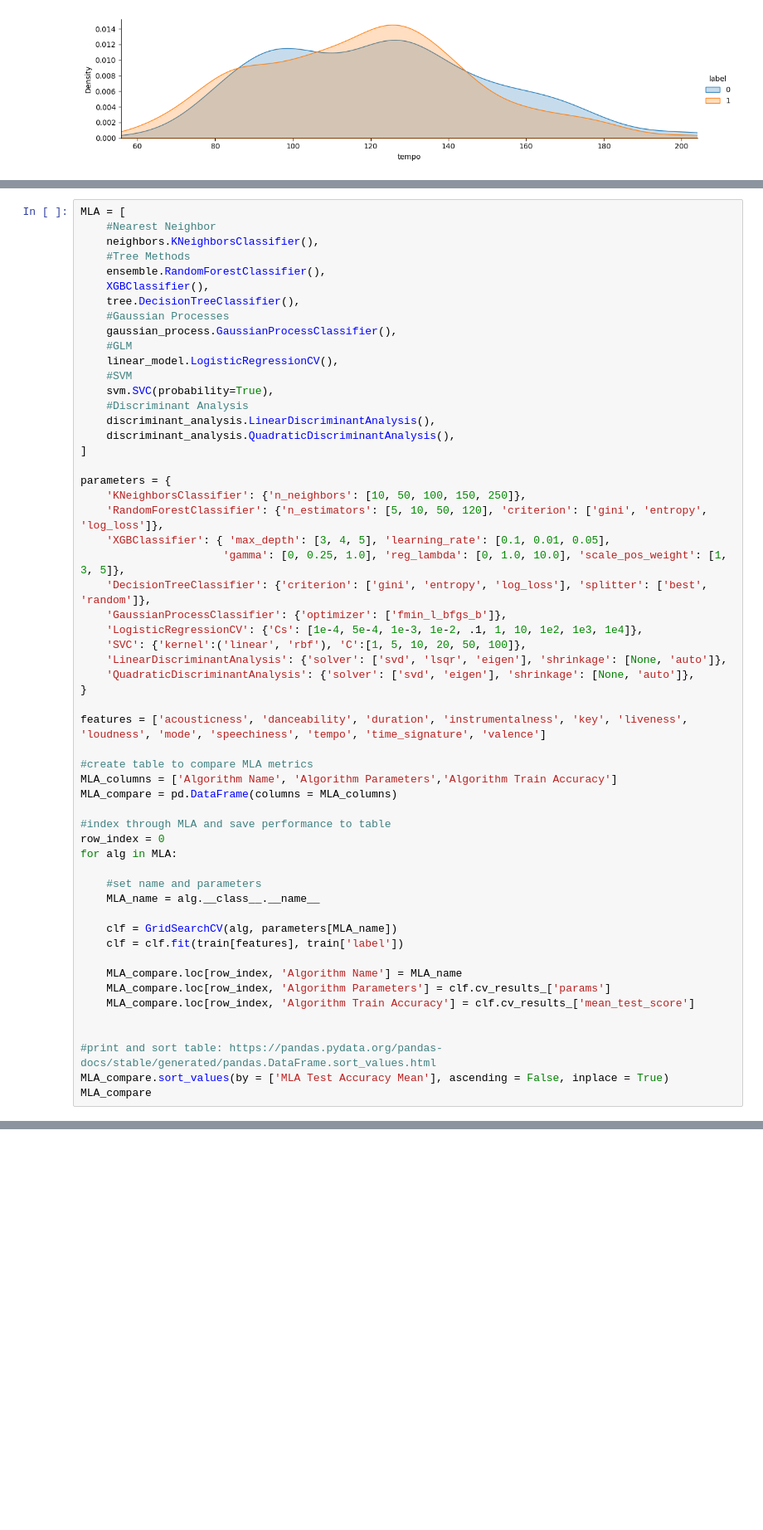
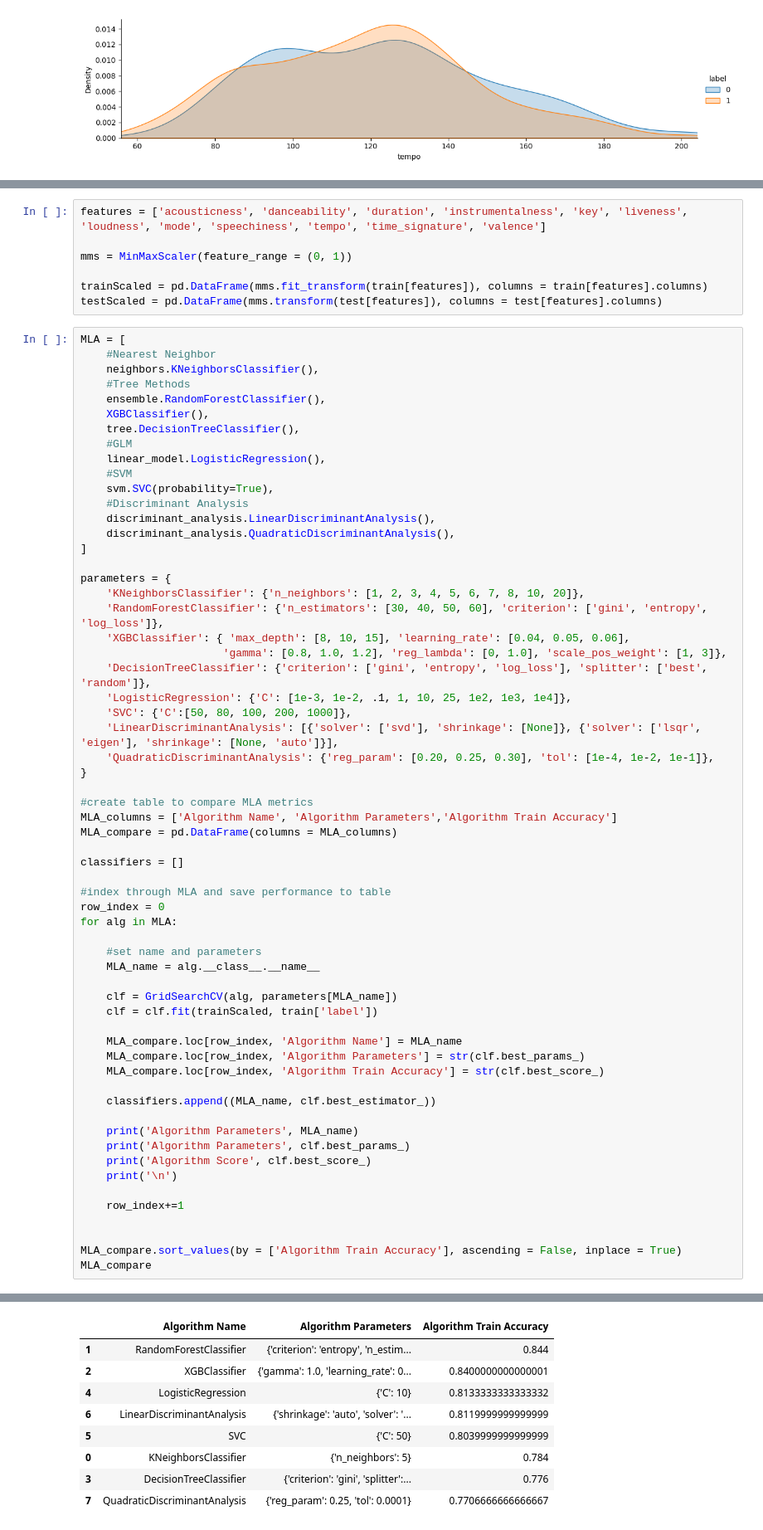
Before and after one commit to srkatsaras/FRTN65---Code-and-Notebooks, a Jupyter notebook: lab_song_classification.ipynb, the cells around one changed output, grey strips where cells are left out. Shown at 83% size. Drawn from its saved outputs; the diff is of its cells as text; blank space fills up the shorter version.

```diff
--- a/lab_song_classification.ipynb
+++ b/lab_song_classification.ipynb
@@ -256,6 +258,13 @@ def correlation_heatmap(df):
 correlation_heatmap(train)
 # %% [output]
 [figure]
+# %%
+features = ['acousticness', 'danceability', 'duration', 'instrumentalness', 'key', 'liveness', 'loudness', 'mode', 'speechiness', 'tempo', 'time_signature', 'valence']
+
+mms = MinMaxScaler(feature_range = (0, 1))
+
+trainScaled = pd.DataFrame(mms.fit_transform(train[features]), columns = train[features].columns)
+testScaled = pd.DataFrame(mms.transform(test[features]), columns = test[features].columns)
 # %%
 MLA = [
     #Nearest Neighbor
@@ -264,10 +273,8 @@ MLA = [
     ensemble.RandomForestClassifier(),
     XGBClassifier(),
     tree.DecisionTreeClassifier(),
-    #Gaussian Processes
-    gaussian_process.GaussianProcessClassifier(),
     #GLM
-    linear_model.LogisticRegressionCV(),
+    linear_model.LogisticRegression(),
     #SVM
     svm.SVC(probability=True),
     #Discriminant Analysis
@@ -276,23 +283,22 @@ MLA = [
 ]
 
 parameters = {
-    'KNeighborsClassifier': {'n_neighbors': [10, 50, 100, 150, 250]},
-    'RandomForestClassifier': {'n_estimators': [5, 10, 50, 120], 'criterion': ['gini', 'entropy', 'log_loss']},
-    'XGBClassifier': { 'max_depth': [3, 4, 5], 'learning_rate': [0.1, 0.01, 0.05],
-                      'gamma': [0, 0.25, 1.0], 'reg_lambda': [0, 1.0, 10.0], 'scale_pos_weight': [1, 3, 5]},
+    'KNeighborsClassifier': {'n_neighbors': [1, 2, 3, 4, 5, 6, 7, 8, 10, 20]},
+    'RandomForestClassifier': {'n_estimators': [30, 40, 50, 60], 'criterion': ['gini', 'entropy', 'log_loss']},
+    'XGBClassifier': { 'max_depth': [8, 10, 15], 'learning_rate': [0.04, 0.05, 0.06],
+                      'gamma': [0.8, 1.0, 1.2], 'reg_lambda': [0, 1.0], 'scale_pos_weight': [1, 3]},
     'DecisionTreeClassifier': {'criterion': ['gini', 'entropy', 'log_loss'], 'splitter': ['best', 'random']},
-    'GaussianProcessClassifier': {'optimizer': ['fmin_l_bfgs_b']},
-    'LogisticRegressionCV': {'Cs': [1e-4, 5e-4, 1e-3, 1e-2, .1, 1, 10, 1e2, 1e3, 1e4]},
-    'SVC': {'kernel':('linear', 'rbf'), 'C':[1, 5, 10, 20, 50, 100]},
-    'LinearDiscriminantAnalysis': {'solver': ['svd', 'lsqr', 'eigen'], 'shrinkage': [None, 'auto']},
-    'QuadraticDiscriminantAnalysis': {'solver': ['svd', 'eigen'], 'shrinkage': [None, 'auto']},
+    'LogisticRegression': {'C': [1e-3, 1e-2, .1, 1, 10, 25, 1e2, 1e3, 1e4]},
+    'SVC': {'C':[50, 80, 100, 200, 1000]},
+    'LinearDiscriminantAnalysis': [{'solver': ['svd'], 'shrinkage': [None]}, {'solver': ['lsqr', 'eigen'], 'shrinkage': [None, 'auto']}],
+    'QuadraticDiscriminantAnalysis': {'reg_param': [0.20, 0.25, 0.30], 'tol': [1e-4, 1e-2, 1e-1]},
 }
-
-features = ['acousticness', 'danceability', 'duration', 'instrumentalness', 'key', 'liveness', 'loudness', 'mode', 'speechiness', 'tempo', 'time_signature', 'valence']
 
 #create table to compare MLA metrics
 MLA_columns = ['Algorithm Name', 'Algorithm Parameters','Algorithm Train Accuracy']
 MLA_compare = pd.DataFrame(columns = MLA_columns)
+
+classifiers = []
 
 #index through MLA and save performance to table
 row_index = 0
@@ -302,14 +308,22 @@ for alg in MLA:
     MLA_name = alg.__class__.__name__
 
     clf = GridSearchCV(alg, parameters[MLA_name])
-    clf = clf.fit(train[features], train['label'])
+    clf = clf.fit(trainScaled, train['label'])
 
     MLA_compare.loc[row_index, 'Algorithm Name'] = MLA_name
-    MLA_compare.loc[row_index, 'Algorithm Parameters'] = clf.cv_results_['params']
-    MLA_compare.loc[row_index, 'Algorithm Train Accuracy'] = clf.cv_results_['mean_test_score']
+    MLA_compare.loc[row_index, 'Algorithm Parameters'] = str(clf.best_params_)
+    MLA_compare.loc[row_index, 'Algorithm Train Accuracy'] = str(clf.best_score_)
+
+    classifiers.append((MLA_name, clf.best_estimator_))
+
+    print('Algorithm Parameters', MLA_name)
+    print('Algorithm Parameters', clf.best_params_)
+    print('Algorithm Score', clf.best_score_)
+    print('\n')
+
+    row_index+=1
 
 
-#print and sort table: https://pandas.pydata.org/pandas-docs/stable/generated/pandas.DataFrame.sort_values.html
-MLA_compare.sort_values(by = ['MLA Test Accuracy Mean'], ascending = False, inplace = True)
+MLA_compare.sort_values(by = ['Algorithm Train Accuracy'], ascending = False, inplace = True)
 MLA_compare
 # %% [output]
@@ -316,0 +347,9 @@ KeyboardInterrupt:
+|  | Algorithm Name | Algorithm Parameters | Algorithm Train Accuracy |
+| 1 | RandomForestClassifier | {'criterion': 'entropy', 'n_estim... | 0.844 |
+| 2 | XGBClassifier | {'gamma': 1.0, 'learning_rate': 0... | 0.8400000000000001 |
+| 4 | LogisticRegression | {'C': 10} | 0.8133333333333332 |
+| 6 | LinearDiscriminantAnalysis | {'shrinkage': 'auto', 'solver': '... | 0.8119999999999999 |
+| 5 | SVC | {'C': 50} | 0.8039999999999999 |
+| 0 | KNeighborsClassifier | {'n_neighbors': 5} | 0.784 |
+| 3 | DecisionTreeClassifier | {'criterion': 'gini', 'splitter':... | 0.776 |
+| 7 | QuadraticDiscriminantAnalysis | {'reg_param': 0.25, 'tol': 0.0001} | 0.7706666666666667 |
```
Also changed, not shown: parts of 14 cells of this notebook.
